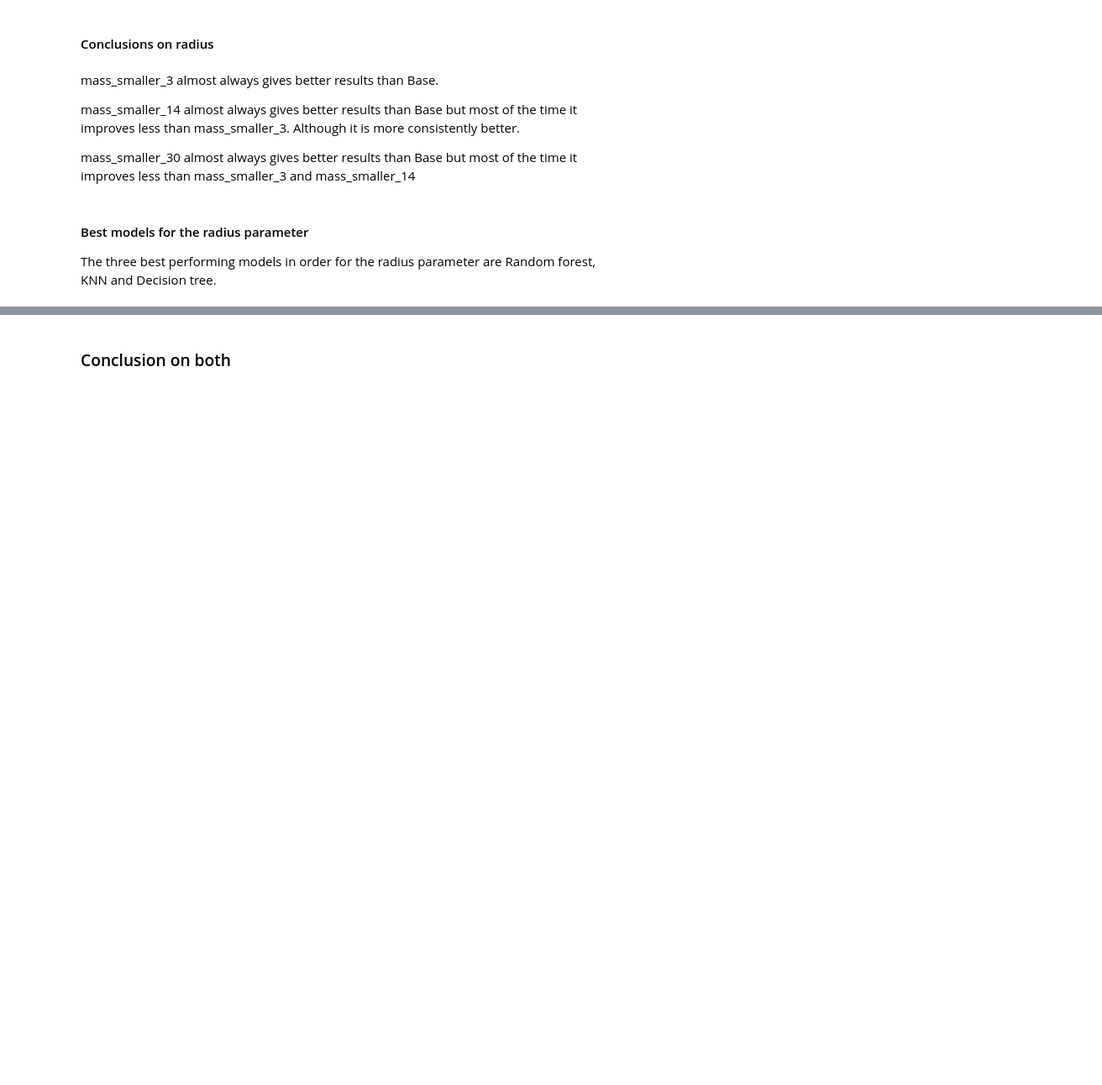
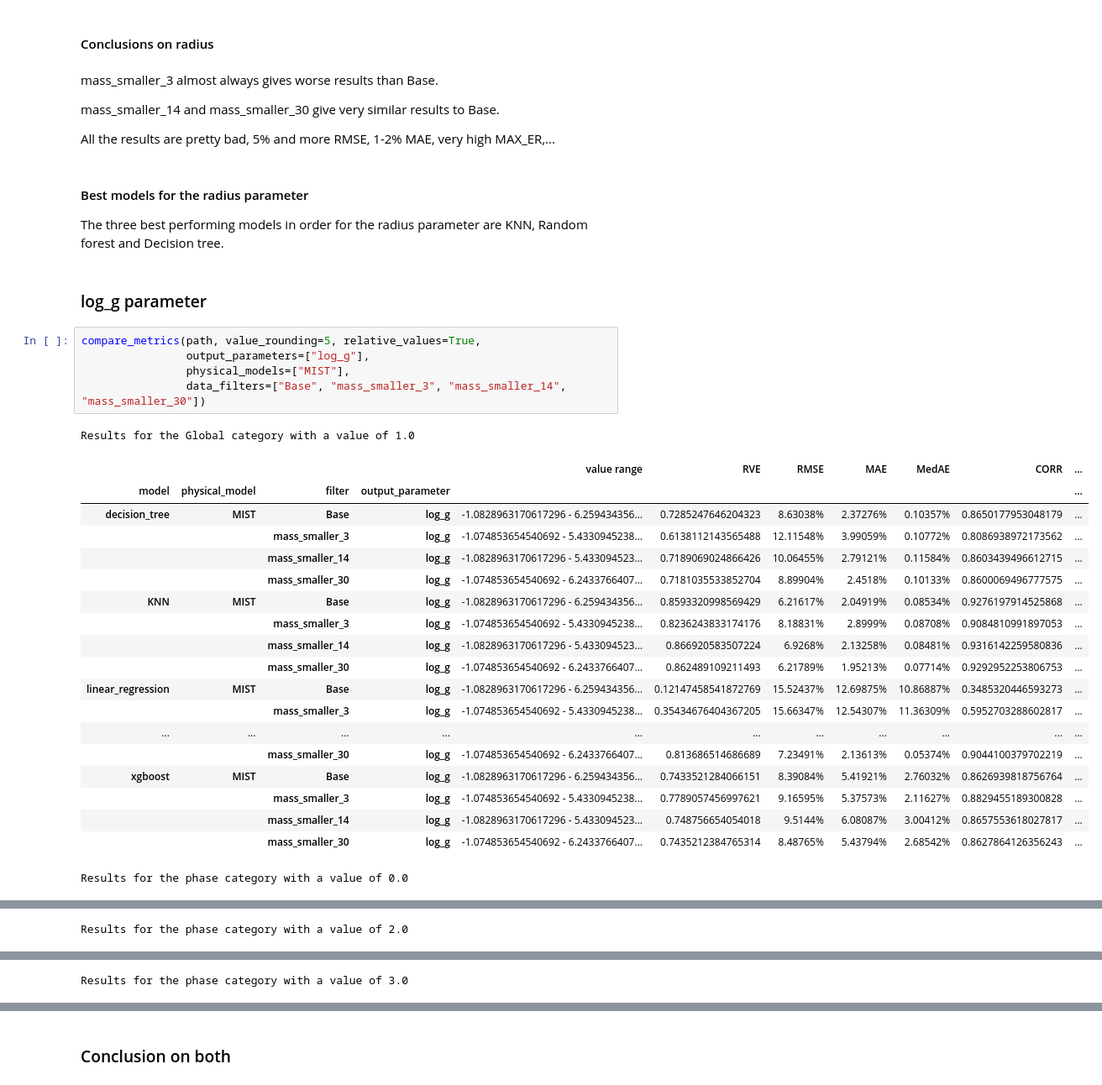
Before and after one commit to anpirott/thesis, a Jupyter notebook: notebooks/ML/method_ML/model_B/default_models/MIST/compare_model_results.ipynb, the cells around one changed output, grey strips where cells are left out. Shown at 84% size. Cells and saved outputs as stored; diff of their text form; blank space fills up the shorter version.

Commit message:
finished the comparison between filtering for model B for MIST and PARSEC

```diff
--- a/notebooks/ML/method_ML/model_B/default_models/MIST/compare_model_results.ipynb
+++ b/notebooks/ML/method_ML/model_B/default_models/MIST/compare_model_results.ipynb
@@ -486,12 +563,40 @@ MLP :
 # %% [markdown]
 #### Conclusions on radius
 # %% [markdown]
-mass_smaller_3 almost always gives better results than Base.
+mass_smaller_3 almost always gives worse results than Base.
 
-mass_smaller_14 almost always gives better results than Base but most of the time it improves less than mass_smaller_3. Although it is more consistently better.
+mass_smaller_14 and mass_smaller_30 give very similar results to Base.
 
-mass_smaller_30 almost always gives better results than Base but most of the time it improves less than mass_smaller_3 and mass_smaller_14
+All the results are pretty bad, 5% and more RMSE, 1-2% MAE, very high MAX_ER,...
 # %% [markdown]
 #### Best models for the radius parameter
 
-The three best performing models in order for the radius parameter are Random forest, KNN and Decision tree.
+The three best performing models in order for the radius parameter are KNN, Random forest and Decision tree.
+# %% [markdown]
+### log_g parameter
+# %%
+compare_metrics(path, value_rounding=5, relative_values=True,
+                output_parameters=["log_g"],
+                physical_models=["MIST"],
+                data_filters=["Base", "mass_smaller_3", "mass_smaller_14", "mass_smaller_30"])
+# %% [output]
+Results for the Global category with a value of 1.0
+|  |  |  |  | value range | RVE | RMSE | MAE | MedAE | CORR | ... |
+| model | physical_model | filter | output_parameter |  |  |  |  |  |  | ... |
+| decision_tree | MIST | Base | log_g | -1.0828963170617296 - 6.259434356... | 0.7285247646204323 | 8.63038% | 2.37276% | 0.10357% | 0.8650177953048179 | ... |
+|  |  | mass_smaller_3 | log_g | -1.074853654540692 - 5.4330945238... | 0.6138112143565488 | 12.11548% | 3.99059% | 0.10772% | 0.8086938972173562 | ... |
+|  |  | mass_smaller_14 | log_g | -1.0828963170617296 - 5.433094523... | 0.7189069024866426 | 10.06455% | 2.79121% | 0.11584% | 0.8603439496612715 | ... |
+|  |  | mass_smaller_30 | log_g | -1.074853654540692 - 6.2433766407... | 0.7181035533852704 | 8.89904% | 2.4518% | 0.10133% | 0.8600069496777575 | ... |
+| KNN | MIST | Base | log_g | -1.0828963170617296 - 6.259434356... | 0.8593320998569429 | 6.21617% | 2.04919% | 0.08534% | 0.9276197914525868 | ... |
+|  |  | mass_smaller_3 | log_g | -1.074853654540692 - 5.4330945238... | 0.8236243833174176 | 8.18831% | 2.8999% | 0.08708% | 0.9084810991897053 | ... |
+|  |  | mass_smaller_14 | log_g | -1.0828963170617296 - 5.433094523... | 0.866920583507224 | 6.9268% | 2.13258% | 0.08481% | 0.9316142259580836 | ... |
+|  |  | mass_smaller_30 | log_g | -1.074853654540692 - 6.2433766407... | 0.862489109211493 | 6.21789% | 1.95213% | 0.07714% | 0.9292952253806753 | ... |
+| linear_regression | MIST | Base | log_g | -1.0828963170617296 - 6.259434356... | 0.12147458541872769 | 15.52437% | 12.69875% | 10.86887% | 0.3485320446593273 | ... |
+|  |  | mass_smaller_3 | log_g | -1.074853654540692 - 5.4330945238... | 0.35434676404367205 | 15.66347% | 12.54307% | 11.36309% | 0.5952703288602817 | ... |
+| ... | ... | ... | ... | ... | ... | ... | ... | ... | ... | ... |
+|  |  | mass_smaller_30 | log_g | -1.074853654540692 - 6.2433766407... | 0.813686514686689 | 7.23491% | 2.13613% | 0.05374% | 0.9044100379702219 | ... |
+| xgboost | MIST | Base | log_g | -1.0828963170617296 - 6.259434356... | 0.7433521284066151 | 8.39084% | 5.41921% | 2.76032% | 0.8626939818756764 | ... |
+|  |  | mass_smaller_3 | log_g | -1.074853654540692 - 5.4330945238... | 0.7789057456997621 | 9.16595% | 5.37573% | 2.11627% | 0.8829455189300828 | ... |
+|  |  | mass_smaller_14 | log_g | -1.0828963170617296 - 5.433094523... | 0.748756654054018 | 9.5144% | 6.08087% | 3.00412% | 0.8657553618027817 | ... |
+|  |  | mass_smaller_30 | log_g | -1.074853654540692 - 6.2433766407... | 0.7435212384765314 | 8.48765% | 5.43794% | 2.68542% | 0.8627864126356243 | ... |
+Results for the phase category with a value of 0.0
@@ -497,0 +621 @@ The three best performing models in order for the radius parameter are Random fo
+Results for the phase category with a value of 2.0
@@ -497,0 +640 @@ The three best performing models in order for the radius parameter are Random fo
+Results for the phase category with a value of 3.0
```
Also changed, not shown: parts of 29 cells of this notebook, 6 other files.
